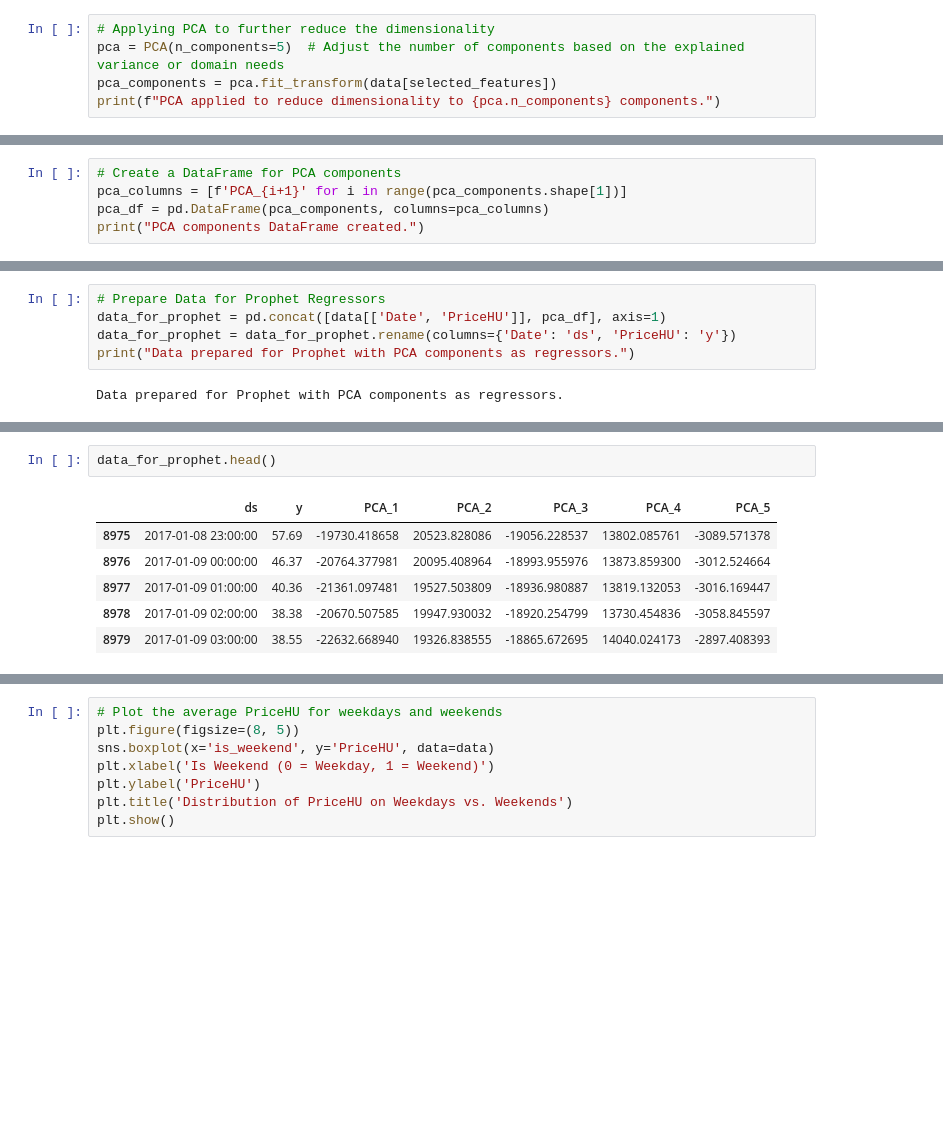
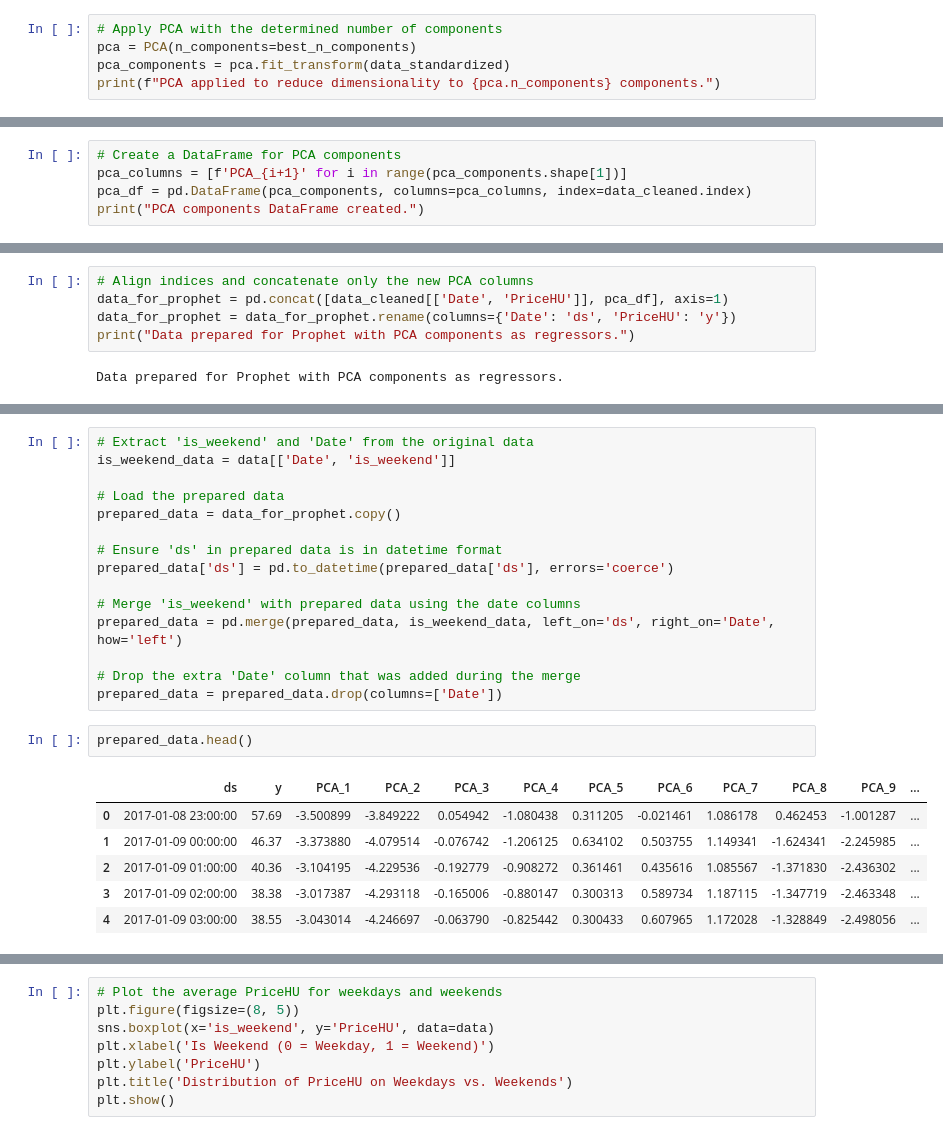
Before and after one commit to venture-data/lstm-example, a Jupyter notebook: Prophet/cleaned_feature_engg.ipynb, the cells around one changed output, grey strips where cells are left out. Saved outputs shown, nothing was run; the diff lists cells and outputs as text; blank space fills up the shorter version.

```diff
--- a/Prophet/cleaned_feature_engg.ipynb
+++ b/Prophet/cleaned_feature_engg.ipynb
@@ -404,6 +481,6 @@ Number of PCA components explaining at least 95% of variance: 5
 # %%
-# Applying PCA to further reduce the dimensionality
-pca = PCA(n_components=5)  # Adjust the number of components based on the explained variance or domain needs
-pca_components = pca.fit_transform(data[selected_features])
+# Apply PCA with the determined number of components
+pca = PCA(n_components=best_n_components)
+pca_components = pca.fit_transform(data_standardized)
 print(f"PCA applied to reduce dimensionality to {pca.n_components} components.")
 # %% [output]
@@ -411,7 +488,7 @@ PCA applied to reduce dimensionality to 5 components.
 # %%
 # Create a DataFrame for PCA components
 pca_columns = [f'PCA_{i+1}' for i in range(pca_components.shape[1])]
-pca_df = pd.DataFrame(pca_components, columns=pca_columns)
+pca_df = pd.DataFrame(pca_components, columns=pca_columns, index=data_cleaned.index)
 print("PCA components DataFrame created.")
 # %% [output]
 PCA components DataFrame created.
@@ -418,6 +500,6 @@ PCA components DataFrame created.
 # %%
-# Prepare Data for Prophet Regressors
-data_for_prophet = pd.concat([data[['Date', 'PriceHU']], pca_df], axis=1)
+# Align indices and concatenate only the new PCA columns
+data_for_prophet = pd.concat([data_cleaned[['Date', 'PriceHU']], pca_df], axis=1)
 data_for_prophet = data_for_prophet.rename(columns={'Date': 'ds', 'PriceHU': 'y'})
 print("Data prepared for Prophet with PCA components as regressors.")
 # %% [output]
@@ -440,10 +531,25 @@ PCA_5    8975
 dtype: int64
+# %%
+# Extract 'is_weekend' and 'Date' from the original data
+is_weekend_data = data[['Date', 'is_weekend']]
+
+# Load the prepared data
+prepared_data = data_for_prophet.copy()
+
+# Ensure 'ds' in prepared data is in datetime format
+prepared_data['ds'] = pd.to_datetime(prepared_data['ds'], errors='coerce')
+
+# Merge 'is_weekend' with prepared data using the date columns
+prepared_data = pd.merge(prepared_data, is_weekend_data, left_on='ds', right_on='Date', how='left')
+
+# Drop the extra 'Date' column that was added during the merge
+prepared_data = prepared_data.drop(columns=['Date'])
 # %%
-data_for_prophet.head()
+prepared_data.head()
 # %% [output]
-|  | ds | y | PCA_1 | PCA_2 | PCA_3 | PCA_4 | PCA_5 |
-| 8975 | 2017-01-08 23:00:00 | 57.69 | -19730.418658 | 20523.828086 | -19056.228537 | 13802.085761 | -3089.571378 |
-| 8976 | 2017-01-09 00:00:00 | 46.37 | -20764.377981 | 20095.408964 | -18993.955976 | 13873.859300 | -3012.524664 |
-| 8977 | 2017-01-09 01:00:00 | 40.36 | -21361.097481 | 19527.503809 | -18936.980887 | 13819.132053 | -3016.169447 |
-| 8978 | 2017-01-09 02:00:00 | 38.38 | -20670.507585 | 19947.930032 | -18920.254799 | 13730.454836 | -3058.845597 |
-| 8979 | 2017-01-09 03:00:00 | 38.55 | -22632.668940 | 19326.838555 | -18865.672695 | 14040.024173 | -2897.408393 |
+|  | ds | y | PCA_1 | PCA_2 | PCA_3 | PCA_4 | PCA_5 | PCA_6 | PCA_7 | PCA_8 | PCA_9 | ... |
+| 0 | 2017-01-08 23:00:00 | 57.69 | -3.500899 | -3.849222 | 0.054942 | -1.080438 | 0.311205 | -0.021461 | 1.086178 | 0.462453 | -1.001287 | ... |
+| 1 | 2017-01-09 00:00:00 | 46.37 | -3.373880 | -4.079514 | -0.076742 | -1.206125 | 0.634102 | 0.503755 | 1.149341 | -1.624341 | -2.245985 | ... |
+| 2 | 2017-01-09 01:00:00 | 40.36 | -3.104195 | -4.229536 | -0.192779 | -0.908272 | 0.361461 | 0.435616 | 1.085567 | -1.371830 | -2.436302 | ... |
+| 3 | 2017-01-09 02:00:00 | 38.38 | -3.017387 | -4.293118 | -0.165006 | -0.880147 | 0.300313 | 0.589734 | 1.187115 | -1.347719 | -2.463348 | ... |
+| 4 | 2017-01-09 03:00:00 | 38.55 | -3.043014 | -4.246697 | -0.063790 | -0.825442 | 0.300433 | 0.607965 | 1.172028 | -1.328849 | -2.498056 | ... |
```
Also changed, not shown: parts of 17 cells of this notebook, 4 other files.
